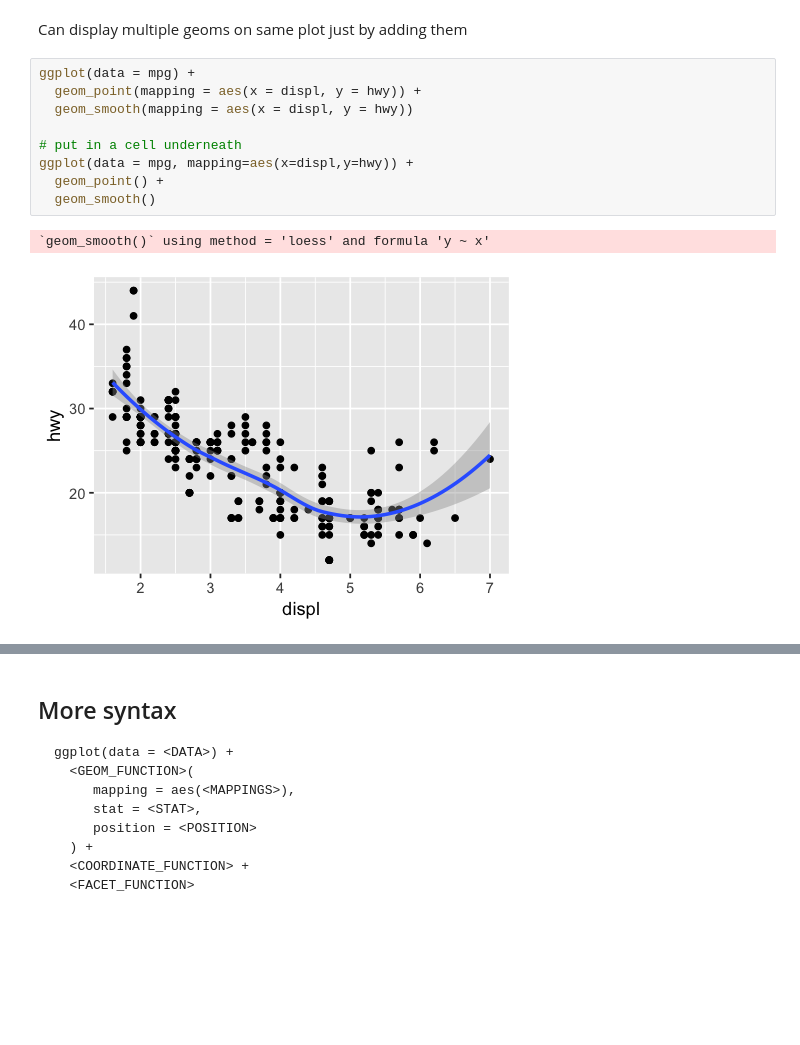
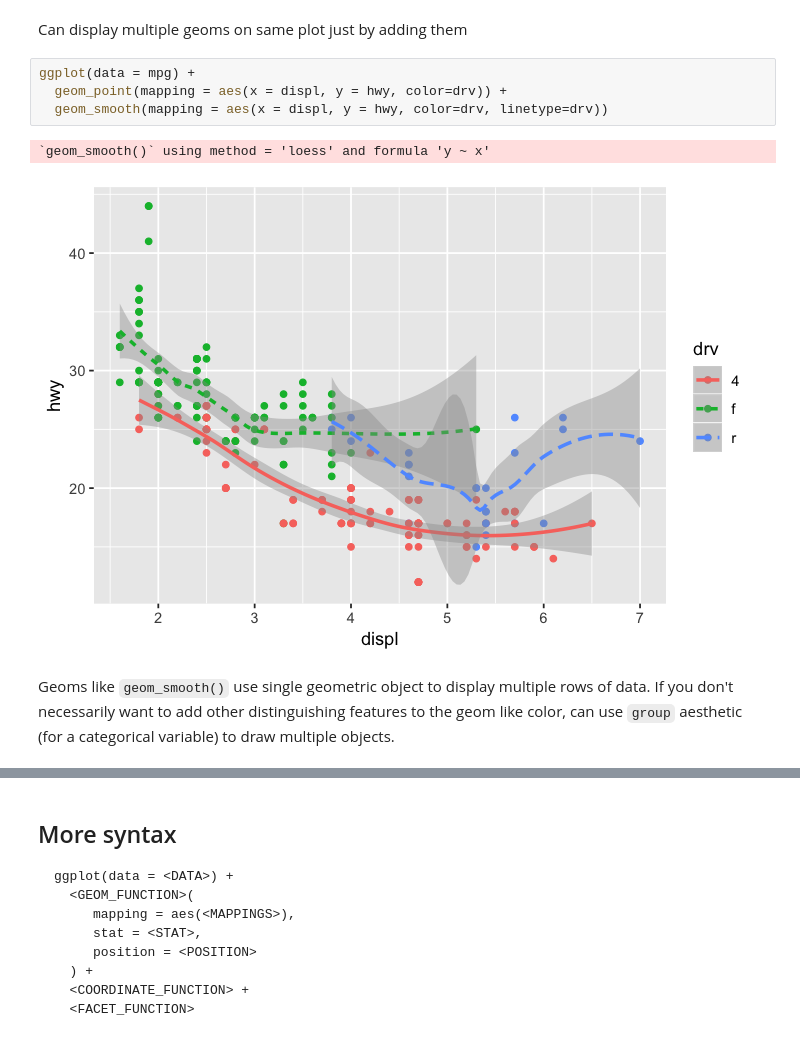
Before and after one commit to compbiocore/tidyverse-workshop, a Jupyter notebook: notebooks/workshop.ipynb, the cells around one changed output, grey strips where cells are left out. Drawn from its saved outputs; the diff is of its cells as text; blank space fills up the shorter version.

```diff
--- a/notebooks/workshop.ipynb
+++ b/notebooks/workshop.ipynb
@@ -591,13 +703,10 @@ grid.arrange(p1,p2,p3, nrow=2)
 Can display multiple geoms on same plot just by adding them
 # %%
 ggplot(data = mpg) +
-  geom_point(mapping = aes(x = displ, y = hwy)) +
-  geom_smooth(mapping = aes(x = displ, y = hwy))
-
-# put in a cell underneath
-ggplot(data = mpg, mapping=aes(x=displ,y=hwy)) +
-  geom_point() +
-  geom_smooth()
+  geom_point(mapping = aes(x = displ, y = hwy, color=drv)) +
+  geom_smooth(mapping = aes(x = displ, y = hwy, color=drv, linetype=drv))
 # %% [output]
 `geom_smooth()` using method = 'loess' and formula 'y ~ x'
-[figure, old version]
+[figure, new version]
+# %% [markdown]
+Geoms like `geom_smooth()` use single geometric object to display multiple rows of data. If you don't necessarily want to add other distinguishing features to the geom like color, can use `group` aesthetic (for a categorical variable) to draw multiple objects.
```
Also changed, not shown: parts of 109 cells of this notebook.
